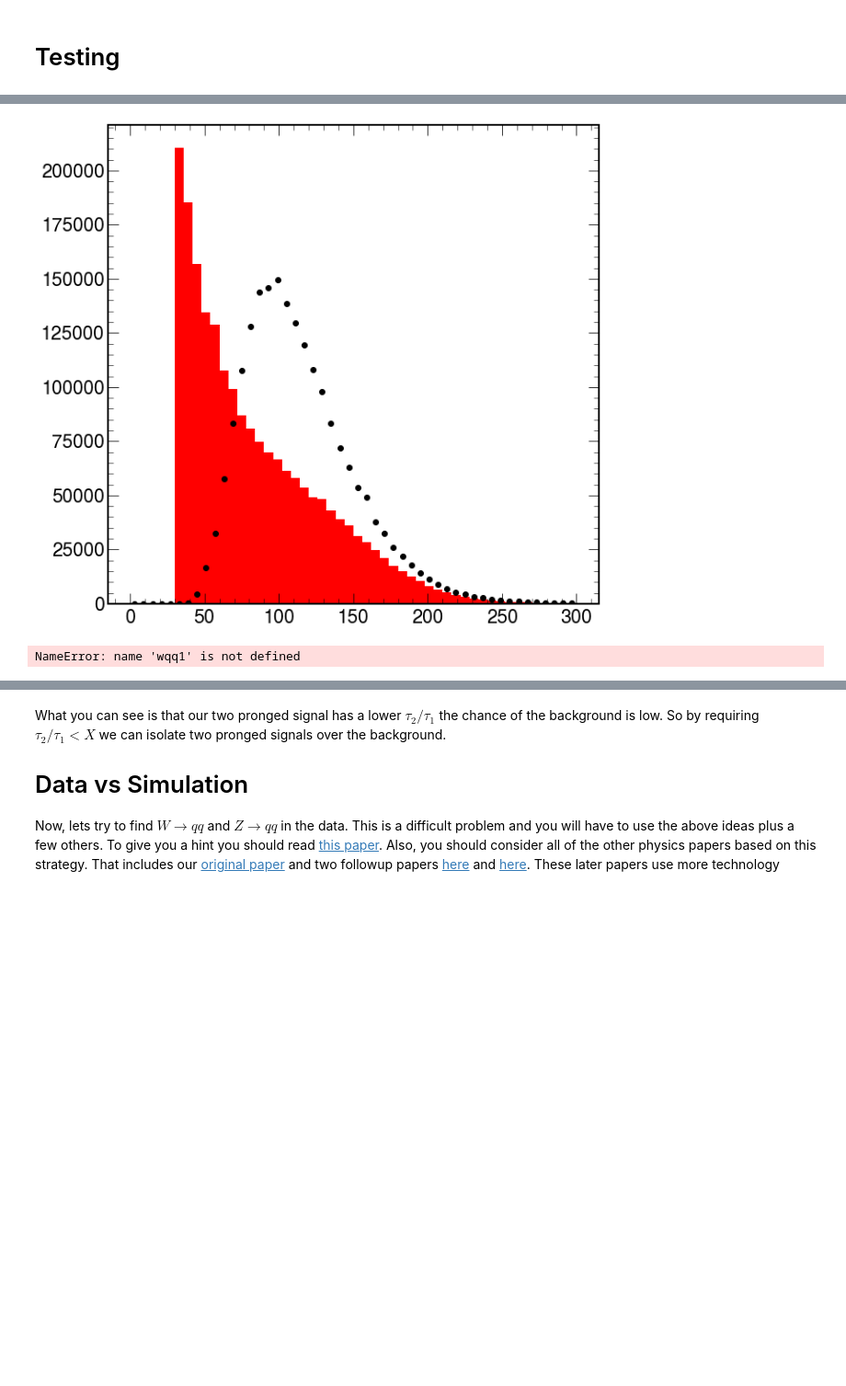
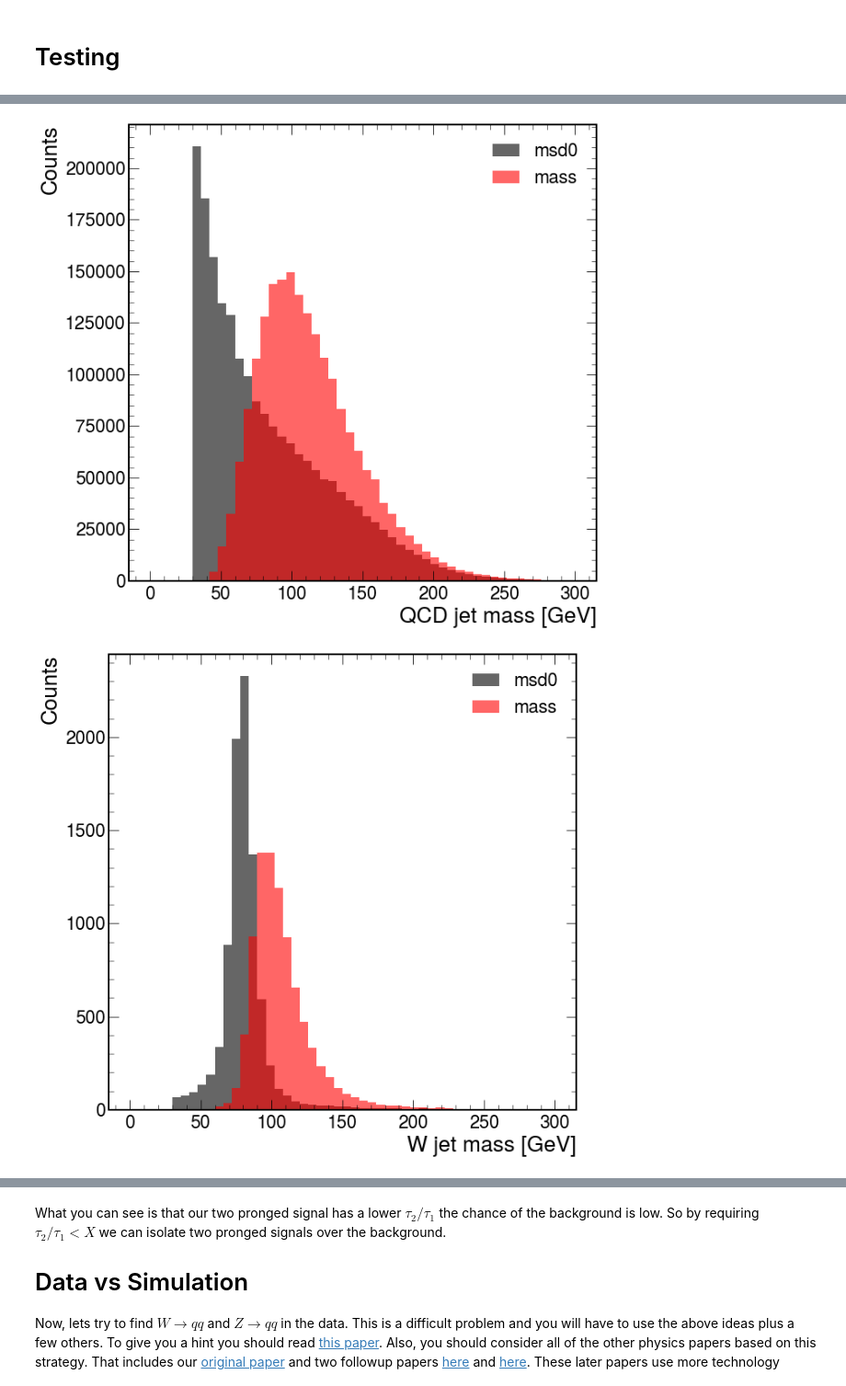
Before and after one commit to okitouni/MITJuniorLab, a Jupyter notebook: VQQ/Vqq_full.ipynb, the cells around one changed output, grey strips where cells are left out. Shown at 92% size. Saved outputs shown, nothing was run; the diff lists cells and outputs as text; code cells hidden in the pictures; blank space fills up the shorter version.

```diff
--- a/VQQ/Vqq_full.ipynb
+++ b/VQQ/Vqq_full.ipynb
@@ -342,30 +375,43 @@ The total data is defined as the total ammount data in our sample. To compute th
+# %%
+def get_weights(iData,weights,sel):
+    weight = weights[0]
+    for i in range(1,len(weights)):
+        weight *= iData.arrays(weights[i],library="np")[weights[i]][sel]
+    return weight
 # %%
 #first of all for MC, we need to apply some standard weights
 weights=[1000*18300,"puweight","scale1fb"]
 
-#Lets do a simple selection here is a trigger
-qcdtrig       = (qcd.array('trigger').flatten() % 2 > 0)
-#and to make things a little cleaner we can do a jet pt
-qcdpt        = (qcd.array('vjet0_pt').flatten() > 400)
-#now merge
+#Lets do a simple selection
+qcdtrig       = (qcd.arrays('trigger',library="np")["trigger"].flatten() % 2 > 0)
+qcdpt        = (qcd.arrays('vjet0_pt',library="np")['vjet0_pt'].flatten() > 400)
 qcdsel = np.logical_and.reduce([qcdtrig,qcdpt])
 
 #now lets make a plot of the fat jet pt
-#def histErr(iDatas,iMasks,iVar,iBins,iMin,iMax,iColor='',iWeights=None,scale=[]):
-qcdgmass        = histErr([qcd],[qcdsel],"vjet0_msd0",50,0,300,'red'  ,'h',weights)
-qcdmass         = histErr([qcd],[qcdsel],"vjet0_mass",50,0,300,'black','o',weights)
+plt.hist(qcd.arrays('vjet0_msd0', library="np")["vjet0_msd0"][qcdsel], weights=get_weights(qcd,weights,qcdsel),
+         bins=50,range=(0,300), color='black',label="msd0", alpha=.6)
+plt.hist(qcd.arrays('vjet0_mass', library="np")["vjet0_mass"][qcdsel], weights=get_weights(qcd,weights,qcdsel),
+         bins=50,range=(0,300), color='red',label="mass", alpha=.6)
+plt.legend()
+plt.xlabel("QCD jet mass [GeV]")
+plt.ylabel("Counts")
 plt.show()
-
-#selection note we are going to use the larger wqq1
-wtrig       = (wqq1.array('trigger').flatten() % 2 > 0)
-wpt         = (wqq1.array('vjet0_pt').flatten() > 400)
+#selection note we are going to use the larger wqq13
+wtrig       = (wqq13.arrays('trigger',library="np")['trigger'].flatten() % 2 > 0)
+wpt         = (wqq13.arrays('vjet0_pt',library="np")['vjet0_pt'].flatten() > 400)
 wsel        = np.logical_and.reduce([wtrig,wpt])
-wgmass          = histErr([wqq1],[wsel]  ,"vjet0_msd0",50,0,300,'green','h',weights)
-wmass           = histErr([wqq1],[wsel]  ,"vjet0_mass",50,0,300,'blue' ,'o',weights)
+plt.hist(wqq13.arrays('vjet0_msd0', library="np")["vjet0_msd0"][wsel], weights=get_weights(wqq13,weights,wsel),
+         bins=50,range=(0,300), color='black',label="msd0", alpha=.6)
+plt.hist(wqq13.arrays('vjet0_mass', library="np")["vjet0_mass"][wsel], weights=get_weights(wqq13,weights,wsel),
+         bins=50,range=(0,300), color='red',label="mass", alpha=.6)
+plt.legend()
+plt.xlabel("W jet mass [GeV]")
+plt.ylabel("Counts")
 plt.show()
+#So you can see as you cut tighter, you get much less jets, but the data will be cleaner (I suggest triggerdata1)
 # %% [output]
-[figure, old version]
+[figure, new version]
-NameError: name 'wqq1' is not defined
+[figure, added]
 # %% [markdown]
 What you observe is that the mass for our qcd background goes down to much lower values, and the mass for W boson gets more narrow and approaches the mass of the W boson (80.4 GeV).  This is a great way to reduce the background and improve the sensitivity of the signal.
 
```
Also changed, not shown: parts of 11 cells of this notebook.
